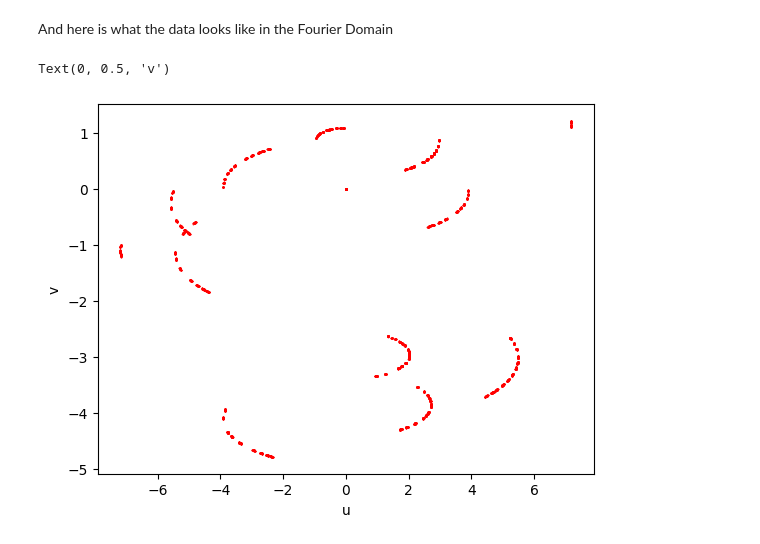
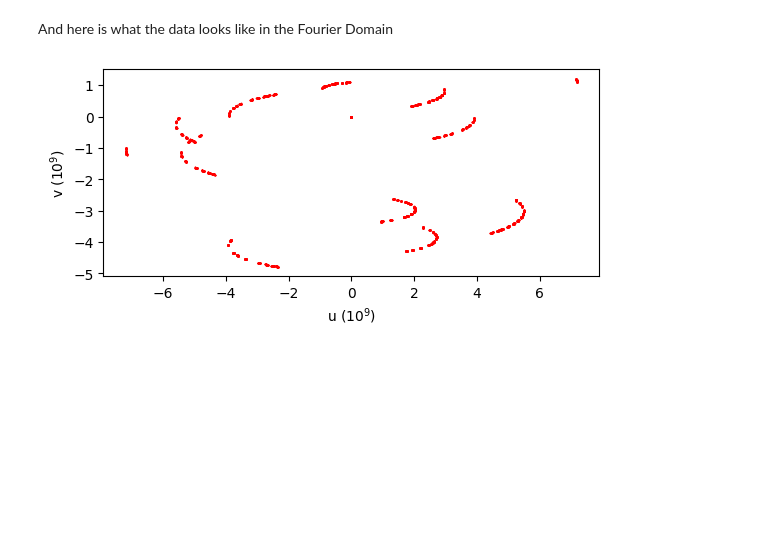
Before and after one commit to Anthony24601/HonorsProject, a Jupyter notebook: honorsProjectAnthonyHsu/_build/jupyter_execute/data.ipynb, the cells around one changed output. Cells and saved outputs as stored; diff of their text form; code cells hidden in the pictures; blank space fills up the shorter version.

```diff
--- a/honorsProjectAnthonyHsu/_build/jupyter_execute/data.ipynb
+++ b/honorsProjectAnthonyHsu/_build/jupyter_execute/data.ipynb
@@ -135,18 +135,18 @@ And here is what the data looks like in the Fourier Domain
 # %%
 FOV=180*u.uas.to(u.rad)
 kx_1 = (1)/FOV
 
 x,y = [], []
 for data in data_list:
     x.append((data.u/kx_1))
     y.append(data.v/kx_1)
 
 ft_image = np.fft.fftshift(np.fft.fft2(image))
 plt.figure()
 
 plt.scatter(x,y,color="red",s=0.1)
-plt.xlabel("u")
-plt.ylabel("v")
+plt.xlabel("u ($10^9$)")
+plt.ylabel("v ($10^9$)")
+plt.gca().set_aspect("equal")
 # %% [output]
-Text(0, 0.5, 'v')
-[figure, old version]
+[figure, new version]
```
Also changed, not shown: parts of 1 cell of this notebook, 43 other files.
